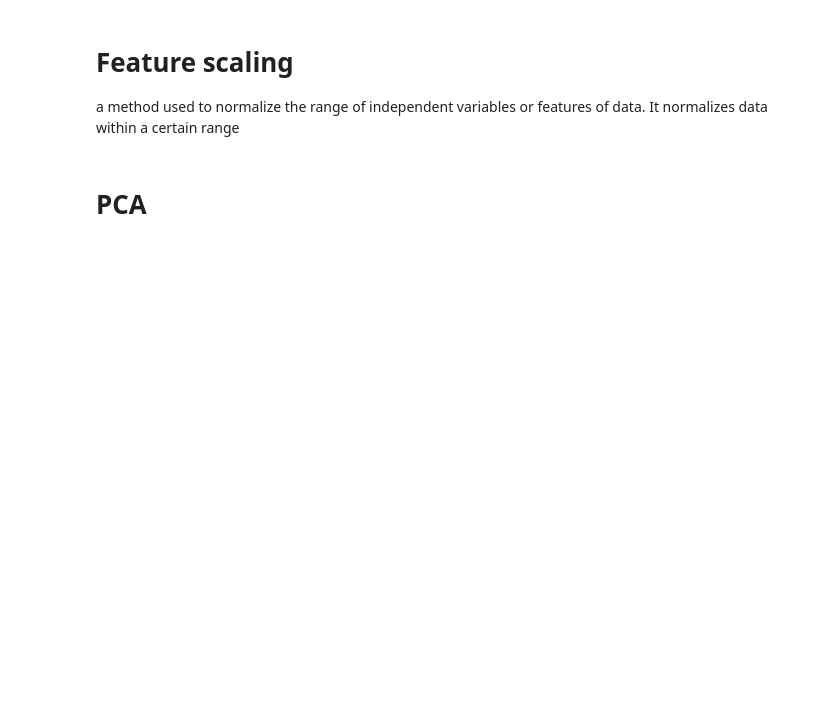
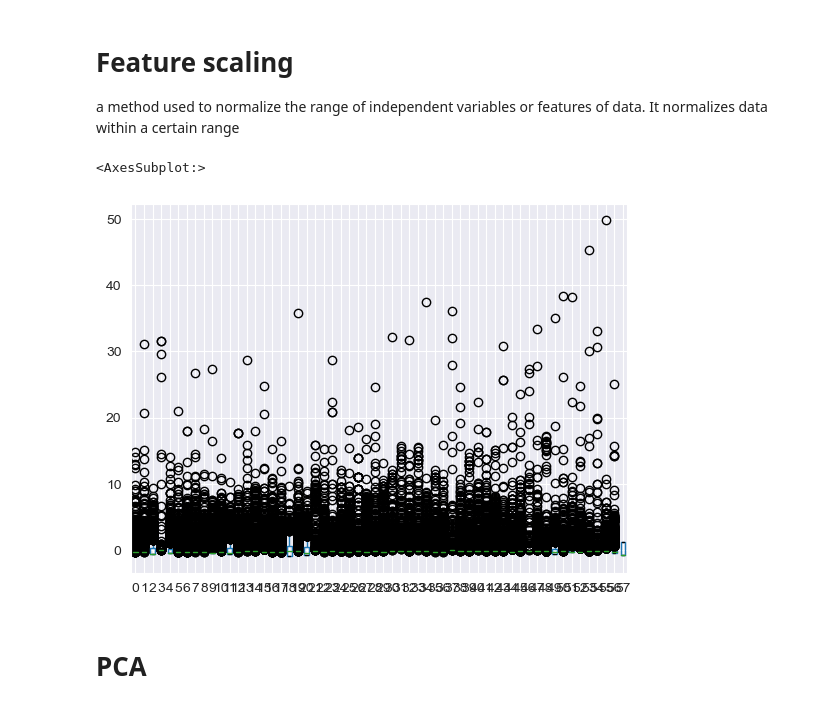
Before and after one commit to LI3ARA/Machine-Learning-CW, a Jupyter notebook: CW notebook.ipynb, the cells around one changed output. Cells and saved outputs as stored; diff of their text form; code cells hidden in the pictures; blank space fills up the shorter version.

```diff
--- a/CW notebook.ipynb
+++ b/CW notebook.ipynb
@@ -134,5 +145,14 @@ from sklearn.preprocessing import StandardScaler
 ssc = StandardScaler()
 X_train_ssc = ssc.fit_transform(X_train)
 X_test_ssc = ssc.transform(X_test)
+# %%
+from pandas import DataFrame
+
+scaled = ssc.fit_transform(data)
+scaled = DataFrame(scaled)
+scaled.boxplot()
+# %% [output]
+<AxesSubplot:>
+[figure, added]
 # %% [markdown]
 # PCA
```
Also changed, not shown: parts of 40 cells of this notebook, 5 other files.
